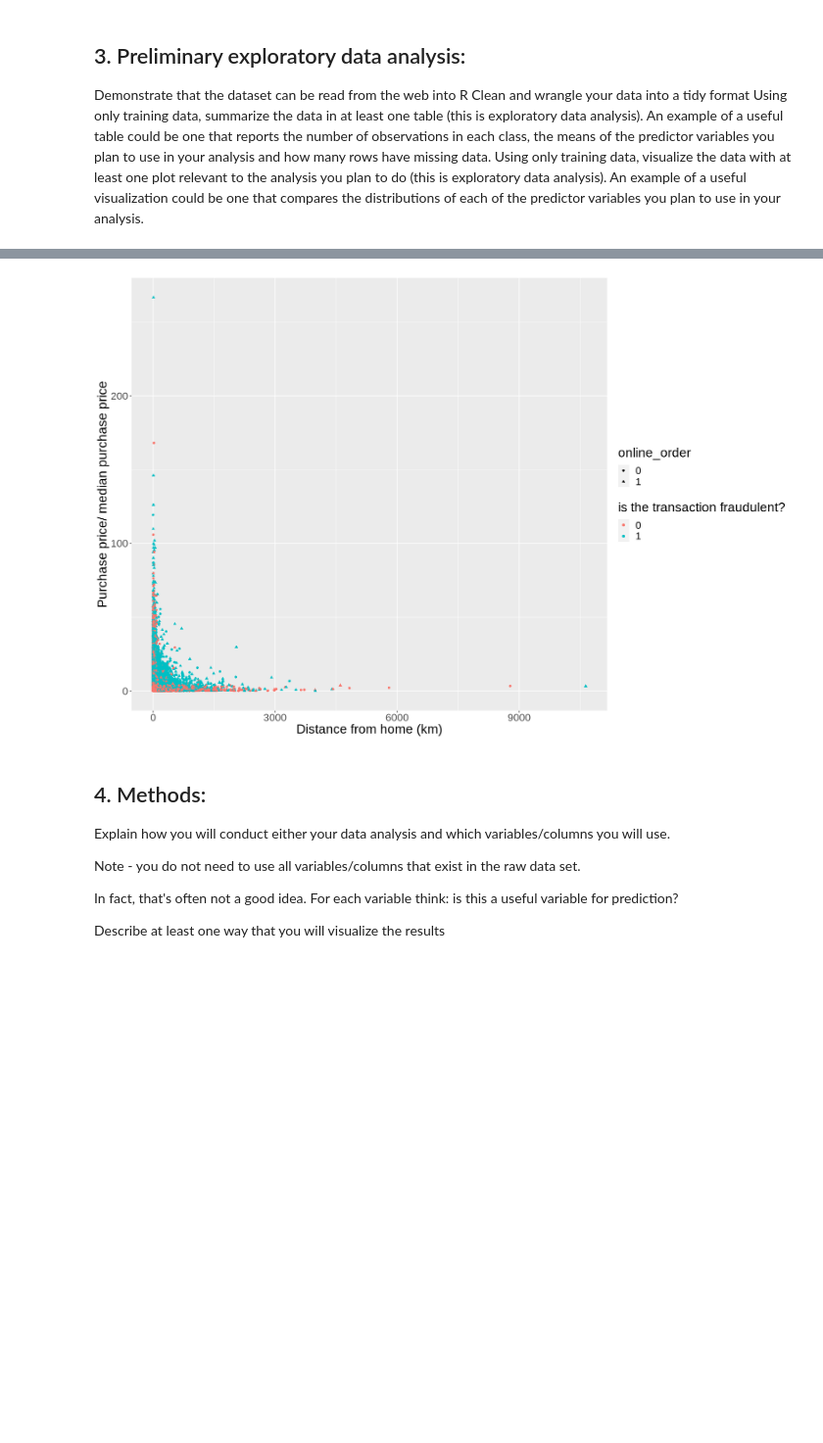
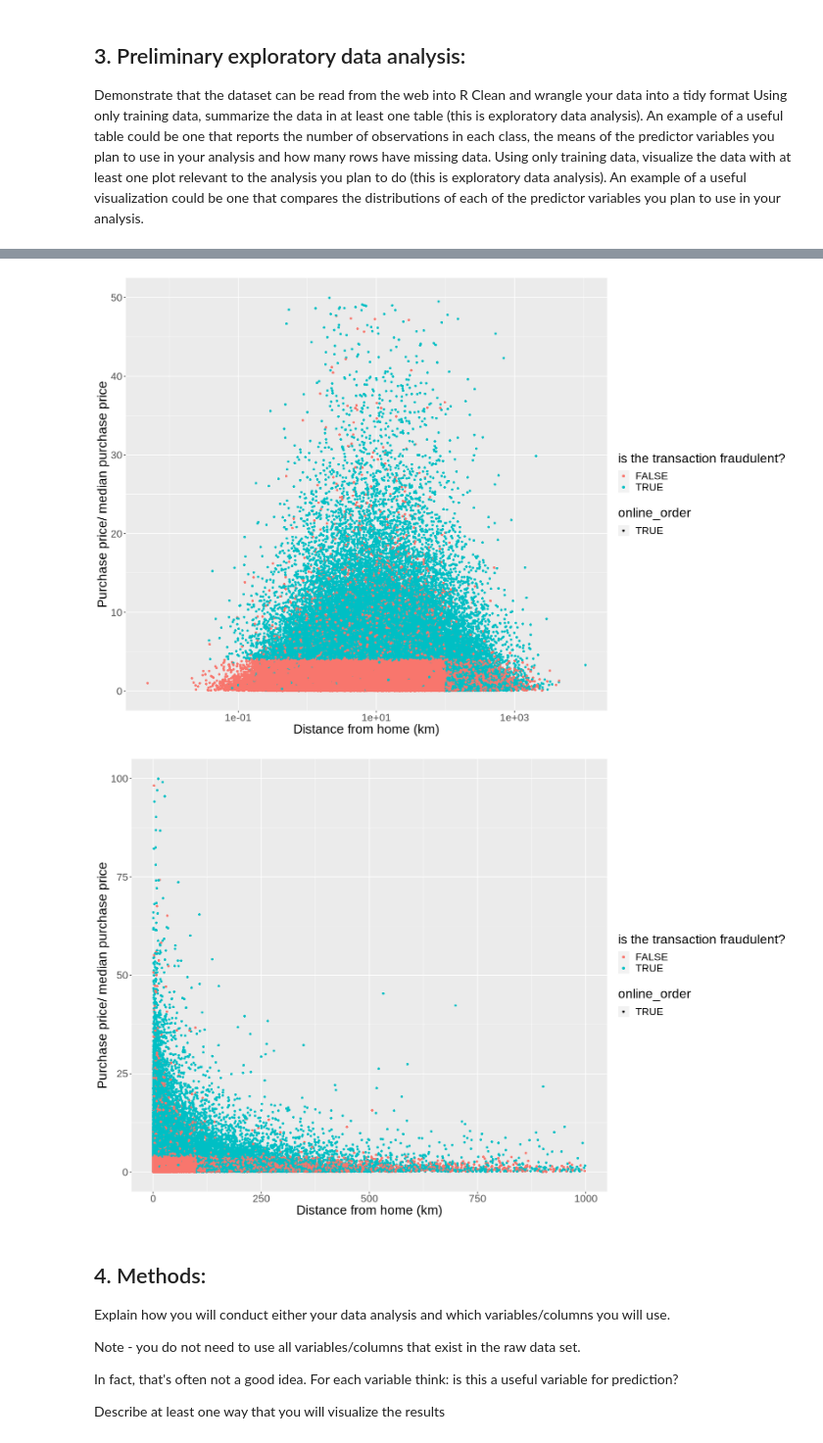
Before and after one commit to chohyeonkim/Data-Science-R-, a Jupyter notebook: Group_project_11_Proposal.ipynb, the cells around one changed output, grey strips where cells are left out. Shown at 98% size. Drawn from its saved outputs; the diff is of its cells as text; code cells hidden in the pictures; blank space fills up the shorter version.

```diff
--- a/Group_project_11_Proposal.ipynb
+++ b/Group_project_11_Proposal.ipynb
@@ -59,13 +46,27 @@ Using only training data, visualize the data with at least one plot relevant to
 #upload
 # %%
 #read the file
+
 data <- read.csv("data/card_transdata.csv") %>%
+                mutate(repeat_retailer = as.logical(repeat_retailer)) %>%
+                mutate(used_chip = as.logical(used_chip)) %>%
+                mutate(used_pin_number = as.logical(used_pin_number)) %>%
+                mutate(online_order = as.logical(online_order)) %>%
+                mutate(fraud = as.logical(fraud))%>%
                 mutate(repeat_retailer = as_factor(repeat_retailer)) %>%
                 mutate(used_chip = as_factor(used_chip)) %>%
                 mutate(used_pin_number = as_factor(used_pin_number)) %>%
                 mutate(online_order = as_factor(online_order)) %>%
                 mutate(fraud = as_factor(fraud))
 head(data, 10)
+
+
+# data <- read.csv("data/card_transdata.csv") %>%
+#                 mutate(repeat_retailer = as_factor(repeat_retailer)) %>%
+#                 mutate(used_chip = as_factor(used_chip)) %>%
+#                 mutate(used_pin_number = as_factor(used_pin_number)) %>%
+#                 mutate(online_order = as_factor(online_order)) %>%
+#                 mutate(fraud = as_factor(fraud))
 # %% [output]
 A data.frame: 10 × 8
 |  | distance_from_home | distance_from_last_transaction | ratio_to_median_purchase_price | repeat_retailer | used_chip | ... |
@@ -83,5 +84,6 @@ A data.frame: 10 × 8
 # %%
-card_data <- select(data, distance_from_home, ratio_to_median_purchase_price, online_order, fraud )
+card_data <- select(data, distance_from_home, ratio_to_median_purchase_price, online_order, fraud ) %>%
+            filter(online_order == "TRUE")
 head(card_data, 10)
 # %% [output]
 A data.frame: 10 × 4
@@ -125,8 +133,24 @@ options(repr.plot.width = 15, repr.plot.height = 10)
 
 card_plot <- ggplot(card_train, aes(x = distance_from_home , y =  ratio_to_median_purchase_price, color = fraud ,shape = online_order)) +
             geom_point() +
-            labs( x = "Distance from home (km)" , y = "Purchase price/ median purchase price" , color = "is the transaction fraudulent?" , shape = online_order) +
+            scale_y_continuous(limits = c(0, 50))+
+            scale_x_continuous(trans = 'log10')+
+            labs( x = "Distance from home (km)" , y = "Purchase price/ median purchase price" , color = "is the transaction fraudulent?" , shape = "online_order") +
             theme(text = element_text(size = 20))
 
 card_plot
+
+
+#            scale_y_continuous(trans = 'log10',limits = c(0, 150))+
+#             scale_x_continuous(trans = 'log10',limits = c(0, 1000))+
+
+
+card_plot2 <- ggplot(card_train, aes(x = distance_from_home , y =  ratio_to_median_purchase_price, color = fraud ,shape = online_order)) +
+            geom_point(aplha = 0.3) +
+           scale_y_continuous(limits = c(0, 100))+
+             scale_x_continuous(limits = c(0, 1000))+
+            labs( x = "Distance from home (km)" , y = "Purchase price/ median purchase price" , color = "is the transaction fraudulent?" , shape = "online_order") +
+            theme(text = element_text(size = 20))
+
+card_plot2
 # %% [output]
@@ -133,4 +163,5 @@ card_plot
-[figure, old version]
+[figure, new version]
+[figure, added]
 # %% [markdown]
 ## 4. Methods:
 Explain how you will conduct either your data analysis and which variables/columns you will use.
```
Also changed, not shown: parts of 7 cells of this notebook.
